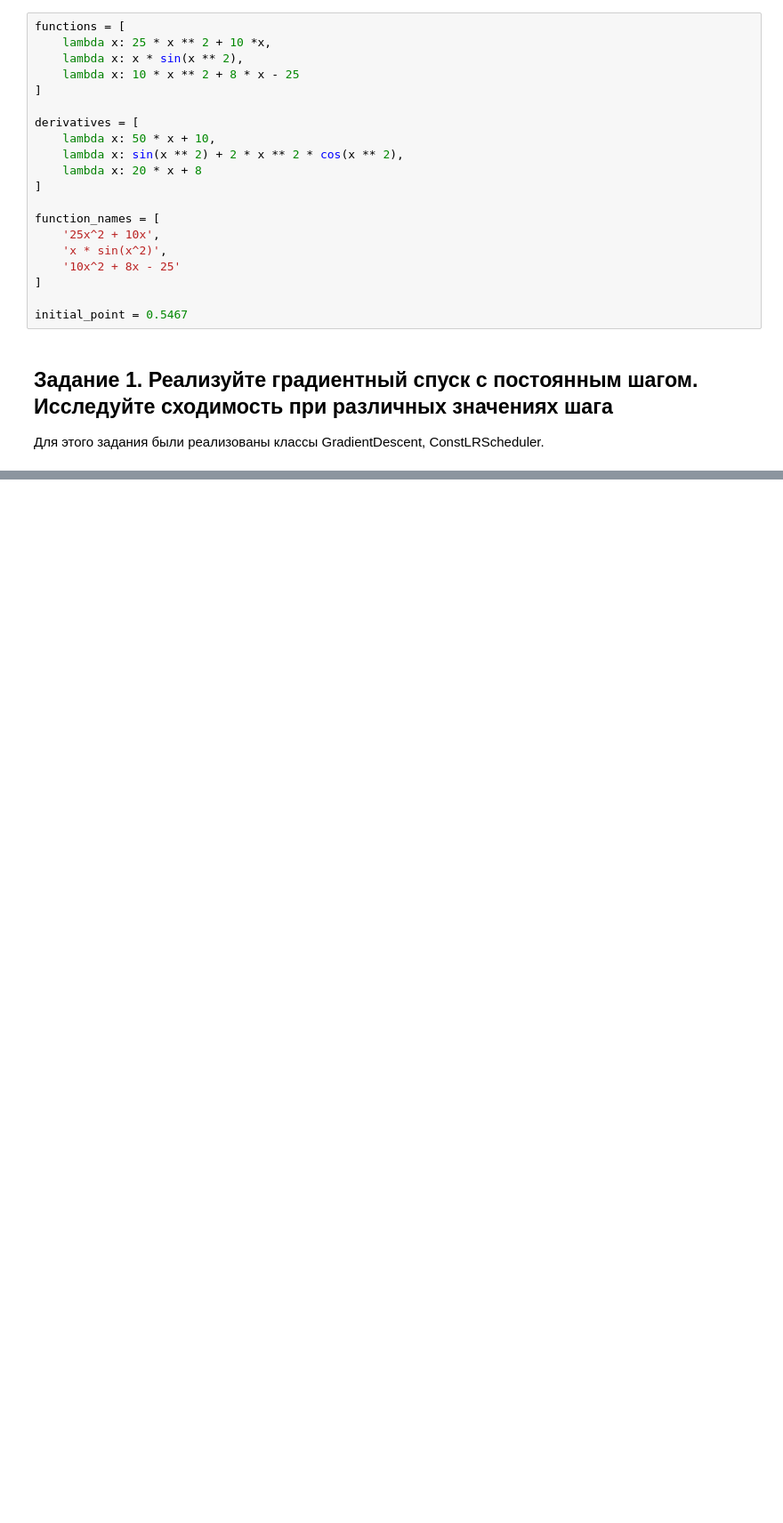
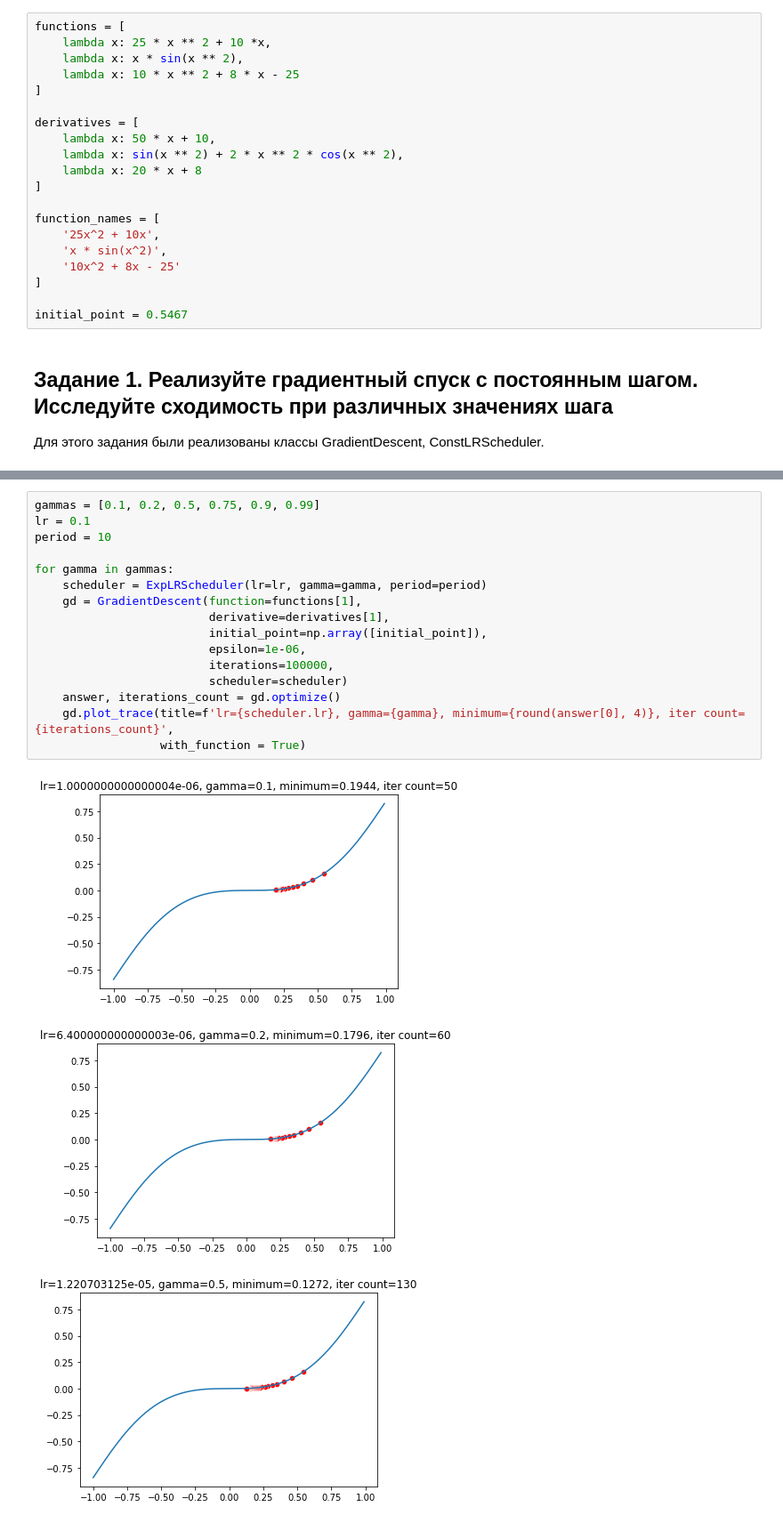
Before and after one commit to sashapff/optimization-methods, a Jupyter notebook: lab1.ipynb, the cells around one changed output, grey strips where cells are left out. Shown at 89% size. Drawn from its saved outputs; the diff is of its cells as text; blank space fills up the shorter version.

```diff
--- a/lab1.ipynb
+++ b/lab1.ipynb
@@ -98,0 +65,20 @@ Processing function 10x^2 + 8x - 25
+# %%
+gammas = [0.1, 0.2, 0.5, 0.75, 0.9, 0.99]
+lr = 0.1
+period = 10
+
+for gamma in gammas:
+    scheduler = ExpLRScheduler(lr=lr, gamma=gamma, period=period)
+    gd = GradientDescent(function=functions[1],
+                         derivative=derivatives[1],
+                         initial_point=np.array([initial_point]),
+                         epsilon=1e-06,
+                         iterations=100000,
+                         scheduler=scheduler)
+    answer, iterations_count = gd.optimize()
+    gd.plot_trace(title=f'lr={scheduler.lr}, gamma={gamma}, minimum={round(answer[0], 4)}, iter count={iterations_count}',
+                  with_function = True)
+# %% [output]
+[figure, added]
+[figure, added]
+[figure, added]
```
Also changed, not shown: parts of 5 cells of this notebook, 2 other files.
